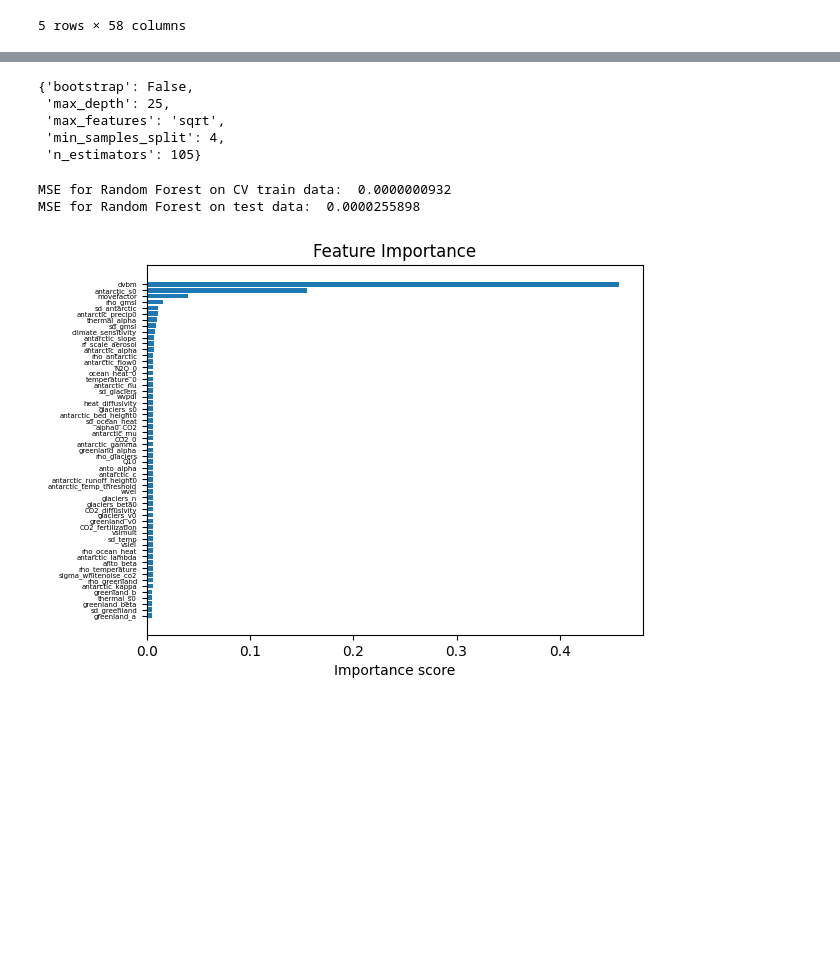
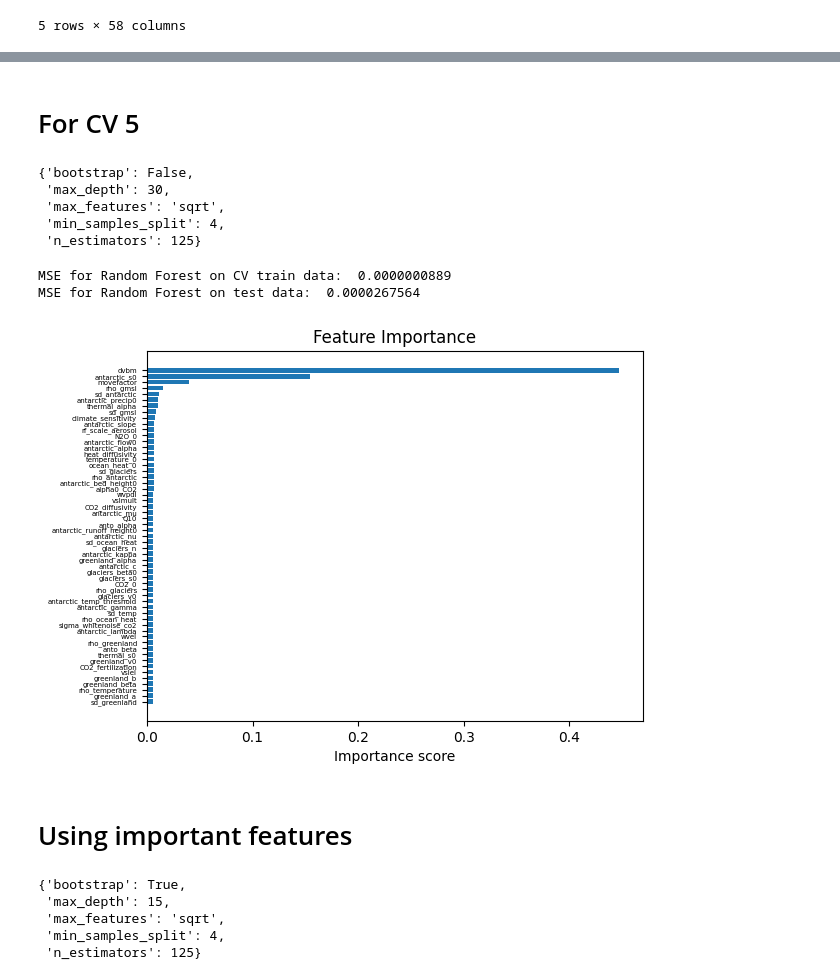
Before and after one commit to Prasannar07/Sea-level-rise, a Jupyter notebook: sneasybrick-ciam.ipynb, the cells around one changed output, grey strips where cells are left out. Saved outputs shown, nothing was run; the diff lists cells and outputs as text; code cells hidden in the pictures; blank space fills up the shorter version.

```diff
--- a/sneasybrick-ciam.ipynb
+++ b/sneasybrick-ciam.ipynb
@@ -120,10 +125,10 @@ MSE for Random Forest on test data:  0.0000270540
 # %%
-CV_reg = GridSearchCV(estimator=reg, param_grid=param_grid, cv= 10)
-CV_reg.fit(X_train, y_train)
+CV10_reg = GridSearchCV(estimator=reg, param_grid=param_grid, cv= 10)
+CV10_reg.fit(X_train, y_train)
 
 # Getting the best parameters
 
-CV_reg.best_params_
+CV10_reg.best_params_
 # %% [output]
 {'bootstrap': False,
  'max_depth': 22,
@@ -133,11 +138,11 @@ CV_reg.best_params_
 # %%
 # Fitting the model with the best parameters
 
-reg1 = RandomForestRegressor(random_state=42, bootstrap=False, max_features='sqrt', min_samples_split = 6,
-n_estimators= 105, max_depth=22)
-reg1.fit(X_train, y_train)
-pred=reg1.predict(X_train)
-pred_test=reg1.predict(X_test)
+reg_cv10 = RandomForestRegressor(random_state=42, bootstrap=False, max_features='sqrt', min_samples_split = 6,
+n_estimators= 125, max_depth=22)
+reg_cv10.fit(X_train, y_train)
+pred=reg_cv10.predict(X_train)
+pred_test=reg_cv10.predict(X_test)
 
 # Calculating MSE
 
@@ -146,14 +151,14 @@ print("MSE for Random Forest on test data: ", "{:.10f}".format(float(mean_square
 
 
 # Obtaining feature importance
-feature_importance = reg1.feature_importances_
+feature_importance_cv10 = reg_cv10.feature_importances_
 
 # Sorting features according to importance
-sorted_idx = np.argsort(feature_importance)
+sorted_idx = np.argsort(feature_importance_cv10)
 pos = np.arange(sorted_idx.shape[0])
 
 # Plotting feature importances
-plt.barh(pos, feature_importance[sorted_idx], align="center")
+plt.barh(pos, feature_importance_cv10[sorted_idx], align="center")
 
 plt.yticks(pos, np.array(feature_names)[sorted_idx], size =5)
 
@@ -166,46 +171,65 @@ MSE for Random Forest on test data:  0.0000273438
+# %% [markdown]
+# For CV 5
 # %%
-CV_reg = GridSearchCV(estimator=reg, param_grid=param_grid, cv= 5)
-CV_reg.fit(X_train, y_train)
+CV5_reg = GridSearchCV(estimator=reg, param_grid=param_grid, cv= 5)
+CV5_reg.fit(X_train, y_train)
 
 # Getting the best parameters
 
-CV_reg.best_params_
+CV5_reg.best_params_
 # %% [output]
 {'bootstrap': False,
- 'max_depth': 25,
+ 'max_depth': 30,
  'max_features': 'sqrt',
  'min_samples_split': 4,
- 'n_estimators': 105}
+ 'n_estimators': 125}
 # %%
 # Fitting the model with the best parameters
 
-reg1 = RandomForestRegressor(random_state=42, bootstrap=False, max_features='sqrt', min_samples_split = 4,
-n_estimators= 105, max_depth=25)
-reg1.fit(X_train, y_train)
-pred=reg1.predict(X_train)
-pred_test=reg1.predict(X_test)
+reg_cv5 = RandomForestRegressor(random_state=42, bootstrap=False, max_features='sqrt', min_samples_split = 4,
+n_estimators= 125, max_depth=30)
+reg_cv5.fit(X_train, y_train)
+pred=reg_cv5.predict(X_train)
+pred_test=reg_cv5.predict(X_test)
 
 # Calculating MSE
 
 print("MSE for Random Forest on CV train data: ", "{:.10f}".format(float(mean_squared_error(y_train, pred))))
 print("MSE for Random Forest on test data: ", "{:.10f}".format(float(mean_squared_error(y_test, pred_test))))
 
 
 # Obtaining feature importance
-feature_importance = reg1.feature_importances_
+feature_importance_cv5 = reg_cv5.feature_importances_
 
 # Sorting features according to importance
-sorted_idx = np.argsort(feature_importance)
+sorted_idx = np.argsort(feature_importance_cv5)
 pos = np.arange(sorted_idx.shape[0])
 
 # Plotting feature importances
-plt.barh(pos, feature_importance[sorted_idx], align="center")
+plt.barh(pos, feature_importance_cv5[sorted_idx], align="center")
 
 plt.yticks(pos, np.array(feature_names)[sorted_idx], size =5)
 
 plt.title("Feature Importance")
 plt.xlabel("Importance score");
 # %% [output]
-MSE for Random Forest on CV train data:  0.0000000932
-MSE for Random Forest on test data:  0.0000255898
+MSE for Random Forest on CV train data:  0.0000000889
+MSE for Random Forest on test data:  0.0000267564
-[figure, old version]
+[figure, new version]
+# %% [markdown]
+# Using important features
+# %%
+important_features_cv3 = [i for i in range(len(feature_importance_cv3)) if feature_importance_cv3[i] > 0.02]
+X_train_reduced = X_train.iloc[:, important_features_cv3]
+X_test_reduced = X_test.iloc[:, important_features_cv3]
+CV3_reg.fit(X_train_reduced, y_train)
+
+# Getting the best parameters
+
+CV3_reg.best_params_
+# %% [output]
+{'bootstrap': True,
+ 'max_depth': 15,
+ 'max_features': 'sqrt',
+ 'min_samples_split': 4,
+ 'n_estimators': 125}
```
Also changed, not shown: parts of 9 cells of this notebook.
